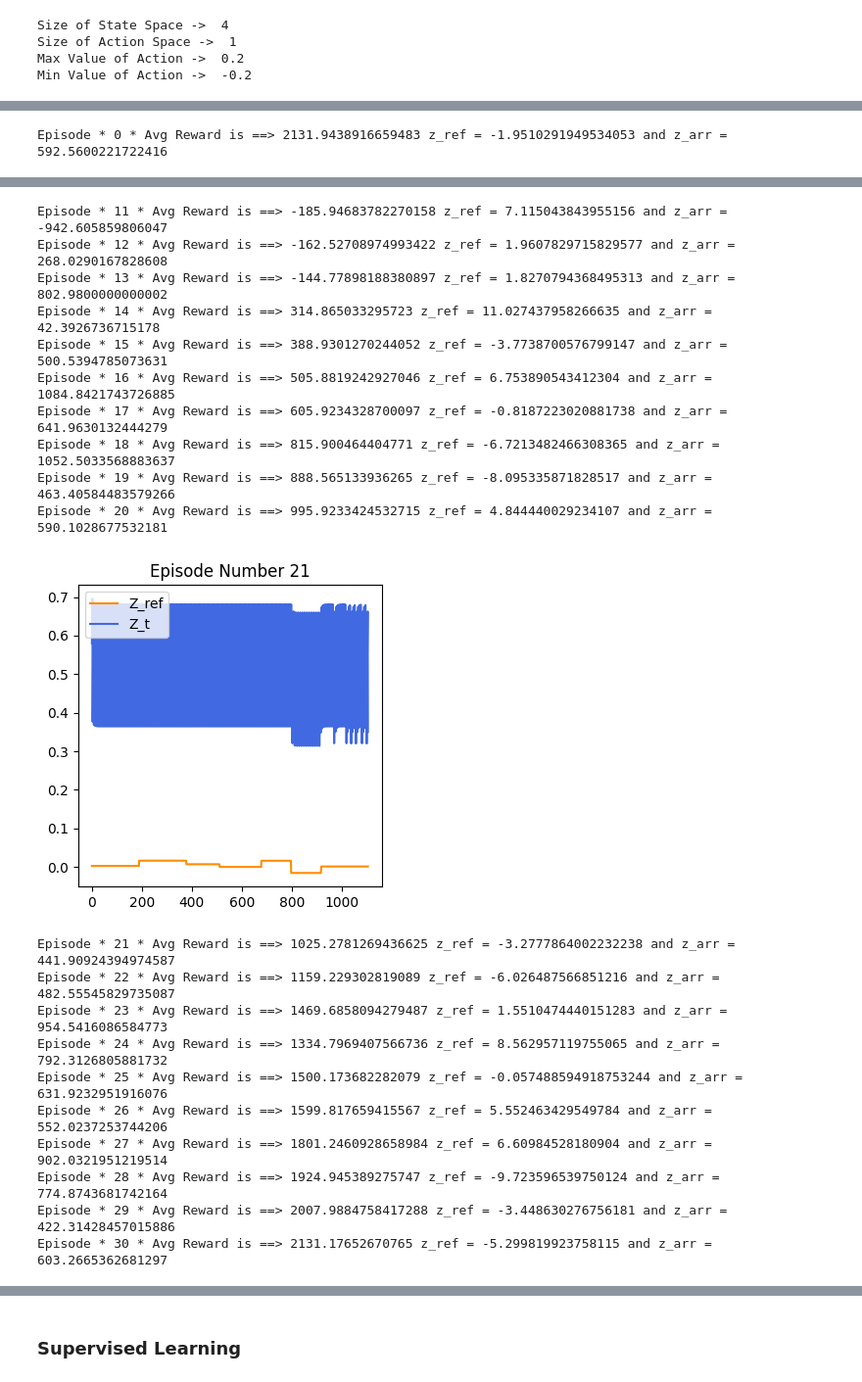
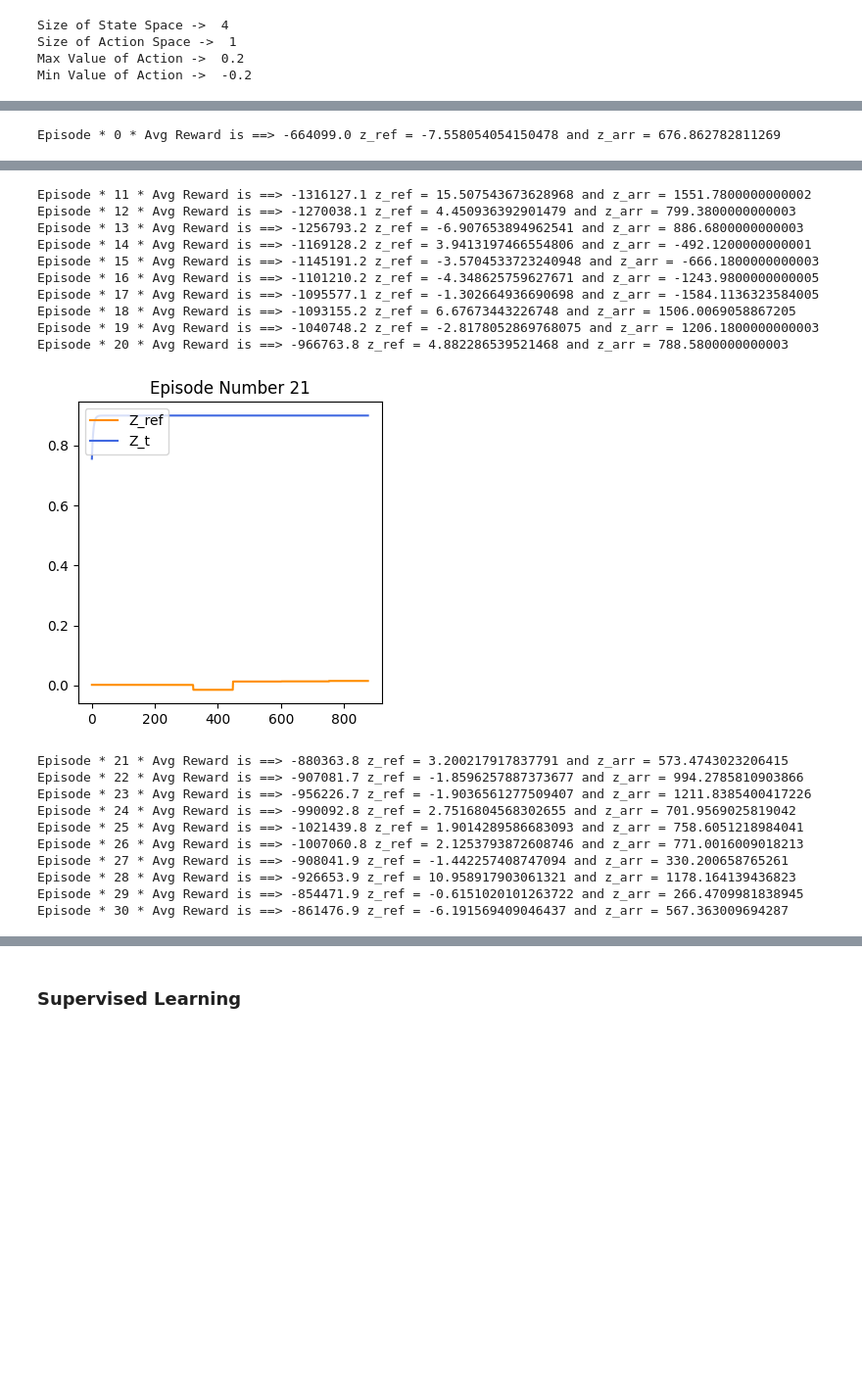
Before and after one commit to NasonovIvan/NN-plasma-control, a Jupyter notebook: src/main.ipynb, the cells around one changed output, grey strips where cells are left out. Shown at 98% size. Saved outputs shown, nothing was run; the diff lists cells and outputs as text; code cells hidden in the pictures; blank space fills up the shorter version.

```diff
--- a/src/main.ipynb
+++ b/src/main.ipynb
@@ -225,6 +225,7 @@ def get_actor():
     out = layers.Dense(128, activation="selu", kernel_initializer=keras.initializers.RandomNormal(stddev=0.01))(out)
     out = layers.BatchNormalization()(out)
     out = layers.Dense(64, activation="selu", kernel_initializer=keras.initializers.RandomNormal(stddev=0.01))(out)
+    out = layers.BatchNormalization()(out)
     outputs = layers.Dense(1, activation="tanh")(out)
 
     model = tf.keras.Model(inputs, outputs)
@@ -248,6 +249,7 @@ def get_critic():
     out = layers.Dense(128, activation="selu", kernel_initializer=keras.initializers.RandomNormal(stddev=0.01))(concat)
     out = layers.BatchNormalization()(out)
     out = layers.Dense(64, activation="selu", kernel_initializer=keras.initializers.RandomNormal(stddev=0.01))(out)
+    out = layers.BatchNormalization()(out)
     outputs = layers.Dense(1, activation="tanh")(out)
 
     # Outputs single value for give state-action
@@ -293,8 +298,22 @@ def loss(z_ref, z_t):
 
 # reward function
 def GetReward(z_ref, state):
-    loss_value = loss(z_ref, state[1])
-    r = -np.log(loss_value) - np.power(state[0], 2) #* np.exp(loss_value)
+    # loss_value = loss(z_ref, state[1])
+    # r = -np.log(loss_value) - np.power(state[0], 2) #* np.exp(loss_value)
+    # return r
+    r = 0
+    length_zt_zref = length_z(z_ref, state[1])
+    if length_zt_zref < 0.1: r += 1
+    if length_zt_zref < 0.05: r += 10
+    if length_zt_zref < 0.01: r += 50
+    if length_zt_zref < 0.008: r += 500
+    if length_zt_zref < 0.005: r += 1e3
+
+    if length_zt_zref > 0.15: r -= 10
+    if length_zt_zref > 0.2: r -= 1e2
+    if length_zt_zref > 0.3: r -= 2e2
+    if length_zt_zref > 0.4: r -= 5e2
+
     return r
 
 # generate z_ref command
@@ -386,9 +405,9 @@ for ep in range(total_episodes):
         action = policy(tf_prev_state, ou_noise)
         # Recieve state and reward from environment.
         x = x_calculate(x, float(action[0]), A, B)
-        state = transition(x, float(action[0]), C, z_ref[t])
+        state = transition(x, float(action[0]), C, z_ref[step])
         # state = float(action[0])
-        reward = GetReward(z_ref[t], state)
+        reward = GetReward(z_ref[step], state)
         z_arr.append(state[1])
 
         buffer.record((prev_state, action, reward, state))
@@ -398,7 +417,7 @@ for ep in range(total_episodes):
         update_target(target_actor.variables, actor_model.variables, tau)
         update_target(target_critic.variables, critic_model.variables, tau)
 
-        t += dt
+        # t += dt
 
         prev_state = state
 
@@ -421,4 +440,4 @@ for ep in range(total_episodes):
         plt.title(title)
         plt.show()
 # %% [output]
-Episode * 0 * Avg Reward is ==> 2131.9438916659483 z_ref = -1.9510291949534053 and z_arr = 592.5600221722416
+Episode * 0 * Avg Reward is ==> -664099.0 z_ref = -7.558054054150478 and z_arr = 676.862782811269
@@ -437,21 +456,21 @@ Episode * 10 * Avg Reward is ==> -325.3977643623452 z_ref = -5.2989564243263185
-Episode * 11 * Avg Reward is ==> -185.94683782270158 z_ref = 7.115043843955156 and z_arr = -942.605859806047
-Episode * 12 * Avg Reward is ==> -162.52708974993422 z_ref = 1.9607829715829577 and z_arr = 268.0290167828608
-Episode * 13 * Avg Reward is ==> -144.77898188380897 z_ref = 1.8270794368495313 and z_arr = 802.9800000000002
-Episode * 14 * Avg Reward is ==> 314.865033295723 z_ref = 11.027437958266635 and z_arr = 42.3926736715178
-Episode * 15 * Avg Reward is ==> 388.9301270244052 z_ref = -3.7738700576799147 and z_arr = 500.5394785073631
-Episode * 16 * Avg Reward is ==> 505.8819242927046 z_ref = 6.753890543412304 and z_arr = 1084.8421743726885
-Episode * 17 * Avg Reward is ==> 605.9234328700097 z_ref = -0.8187223020881738 and z_arr = 641.9630132444279
-Episode * 18 * Avg Reward is ==> 815.900464404771 z_ref = -6.7213482466308365 and z_arr = 1052.5033568883637
-Episode * 19 * Avg Reward is ==> 888.565133936265 z_ref = -8.095335871828517 and z_arr = 463.40584483579266
-Episode * 20 * Avg Reward is ==> 995.9233424532715 z_ref = 4.844440029234107 and z_arr = 590.1028677532181
+Episode * 11 * Avg Reward is ==> -1316127.1 z_ref = 15.507543673628968 and z_arr = 1551.7800000000002
+Episode * 12 * Avg Reward is ==> -1270038.1 z_ref = 4.450936392901479 and z_arr = 799.3800000000003
+Episode * 13 * Avg Reward is ==> -1256793.2 z_ref = -6.907653894962541 and z_arr = 886.6800000000003
+Episode * 14 * Avg Reward is ==> -1169128.2 z_ref = 3.9413197466554806 and z_arr = -492.1200000000001
+Episode * 15 * Avg Reward is ==> -1145191.2 z_ref = -3.5704533723240948 and z_arr = -666.1800000000003
+Episode * 16 * Avg Reward is ==> -1101210.2 z_ref = -4.348625759627671 and z_arr = -1243.9800000000005
+Episode * 17 * Avg Reward is ==> -1095577.1 z_ref = -1.302664936690698 and z_arr = -1584.1136323584005
+Episode * 18 * Avg Reward is ==> -1093155.2 z_ref = 6.67673443226748 and z_arr = 1506.0069058867205
+Episode * 19 * Avg Reward is ==> -1040748.2 z_ref = -2.8178052869768075 and z_arr = 1206.1800000000003
+Episode * 20 * Avg Reward is ==> -966763.8 z_ref = 4.882286539521468 and z_arr = 788.5800000000003
-[figure, old version]
+[figure, new version]
-Episode * 21 * Avg Reward is ==> 1025.2781269436625 z_ref = -3.2777864002232238 and z_arr = 441.90924394974587
-Episode * 22 * Avg Reward is ==> 1159.229302819089 z_ref = -6.026487566851216 and z_arr = 482.55545829735087
-Episode * 23 * Avg Reward is ==> 1469.6858094279487 z_ref = 1.5510474440151283 and z_arr = 954.5416086584773
-Episode * 24 * Avg Reward is ==> 1334.7969407566736 z_ref = 8.562957119755065 and z_arr = 792.3126805881732
-Episode * 25 * Avg Reward is ==> 1500.173682282079 z_ref = -0.057488594918753244 and z_arr = 631.9232951916076
-Episode * 26 * Avg Reward is ==> 1599.817659415567 z_ref = 5.552463429549784 and z_arr = 552.0237253744206
-Episode * 27 * Avg Reward is ==> 1801.2460928658984 z_ref = 6.60984528180904 and z_arr = 902.0321951219514
-Episode * 28 * Avg Reward is ==> 1924.945389275747 z_ref = -9.723596539750124 and z_arr = 774.8743681742164
-Episode * 29 * Avg Reward is ==> 2007.9884758417288 z_ref = -3.448630276756181 and z_arr = 422.31428457015886
-Episode * 30 * Avg Reward is ==> 2131.17652670765 z_ref = -5.299819923758115 and z_arr = 603.2665362681297
+Episode * 21 * Avg Reward is ==> -880363.8 z_ref = 3.200217917837791 and z_arr = 573.4743023206415
+Episode * 22 * Avg Reward is ==> -907081.7 z_ref = -1.8596257887373677 and z_arr = 994.2785810903866
+Episode * 23 * Avg Reward is ==> -956226.7 z_ref = -1.9036561277509407 and z_arr = 1211.8385400417226
+Episode * 24 * Avg Reward is ==> -990092.8 z_ref = 2.7516804568302655 and z_arr = 701.9569025819042
+Episode * 25 * Avg Reward is ==> -1021439.8 z_ref = 1.9014289586683093 and z_arr = 758.6051218984041
+Episode * 26 * Avg Reward is ==> -1007060.8 z_ref = 2.1253793872608746 and z_arr = 771.0016009018213
+Episode * 27 * Avg Reward is ==> -908041.9 z_ref = -1.442257408747094 and z_arr = 330.200658765261
+Episode * 28 * Avg Reward is ==> -926653.9 z_ref = 10.958917903061321 and z_arr = 1178.164139436823
+Episode * 29 * Avg Reward is ==> -854471.9 z_ref = -0.6151020101263722 and z_arr = 266.4709981838945
+Episode * 30 * Avg Reward is ==> -861476.9 z_ref = -6.191569409046437 and z_arr = 567.363009694287
```
Also changed, not shown: parts of 4 cells of this notebook, 4 other files.
